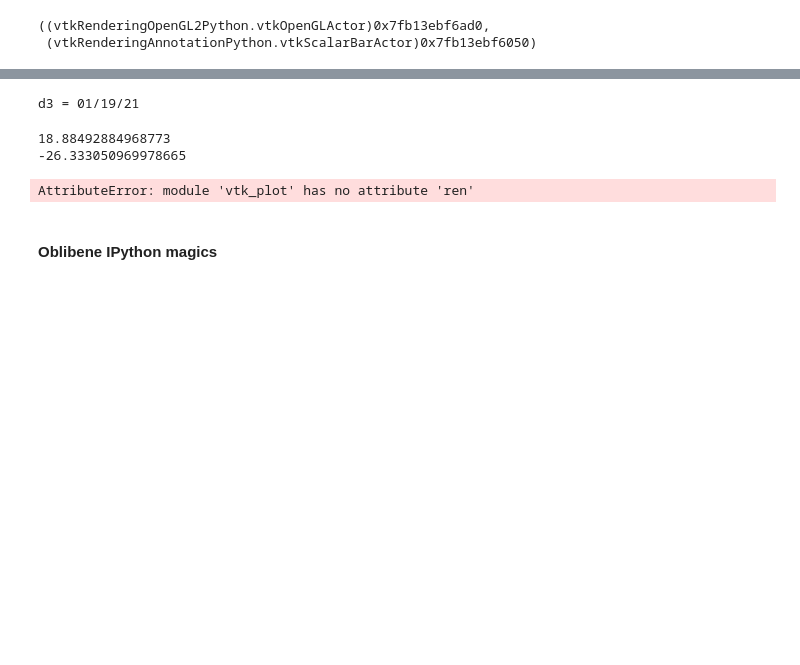
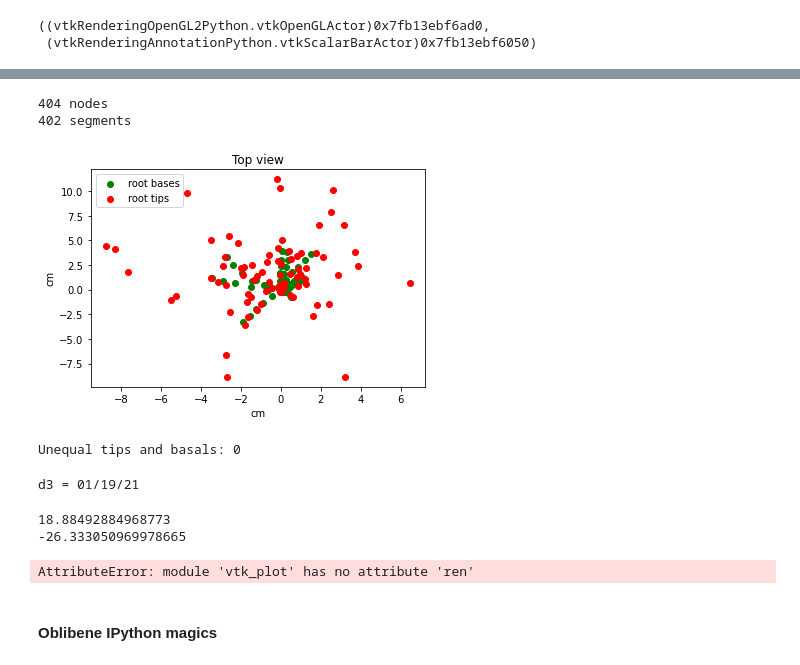
Before and after one commit to shtepan/CPlantBox, a Jupyter notebook: tutorial/examples/python/WIP_RootLab_bush.ipynb, the cells around one changed output, grey strips where cells are left out. Saved outputs shown, nothing was run; the diff lists cells and outputs as text; code cells hidden in the pictures; blank space fills up the shorter version.

```diff
--- a/tutorial/examples/python/WIP_RootLab_bush.ipynb
+++ b/tutorial/examples/python/WIP_RootLab_bush.ipynb
@@ -61,3 +81,54 @@ KeyboardInterrupt:
+# %%
+"""find root tips and bases (two approaches)"""
+import sys
+sys.path.append("../../.."); sys.path.append("../../../src/python_modules")
+import plantbox as pb
+
+import numpy as np
+import matplotlib.pyplot as plt
+
+path = "../../../modelparameter/rootsystem/"
+name = "Pisum_sativum_a_Pagès_2014"
+
+rs = pb.RootSystem()
+rs.readParameters(path + name + ".xml")
+rs.initialize()
+rs.simulate(16, True)
+
+print(rs.getNumberOfNodes(), "nodes")
+print(rs.getNumberOfSegments(), "segments")
+
+# Use polyline representation of the roots
+polylines = rs.getPolylines()
+bases = np.zeros((len(polylines), 3))
+tips = np.zeros((len(polylines), 3))
+for i, r in enumerate(polylines):
+    bases[i, :] = [r[0].x, r[0].y, r[0].z]  # first index is the base
+    tips[i, :] = [r[-1].x, r[-1].y, r[-1].z]  # last index is the tip
+
+# Or, use node indices to find tip or base nodes
+nodes = np.array((list(map(np.array, rs.getNodes()))))
+tipI = rs.getRootTips()
+baseI = rs.getRootBases()
+
+# Plot results (1st approach)
+plt.title("Top view")
+plt.xlabel("cm")
+plt.ylabel("cm")
+plt.scatter(nodes[baseI, 0], nodes[baseI, 1], c = "g", label = "root bases")
+plt.scatter(nodes[tipI, 0], nodes[tipI, 1], c = "r", label = "root tips")
+plt.legend()
+#plt.savefig("results/example_2e.png")
+plt.show()
+
+ # check if the two approaches yield the same result
+uneq = np.sum(nodes[baseI, :] != bases) + np.sum(nodes[tipI, :] != tips)
+print("Unequal tips and basals:", uneq)
+# %% [output]
+404 nodes
+402 segments
+[figure, added]
+Unequal tips and basals: 0
 # %%
 from datetime import date
 
```
Also changed, not shown: parts of 2 cells of this notebook.
